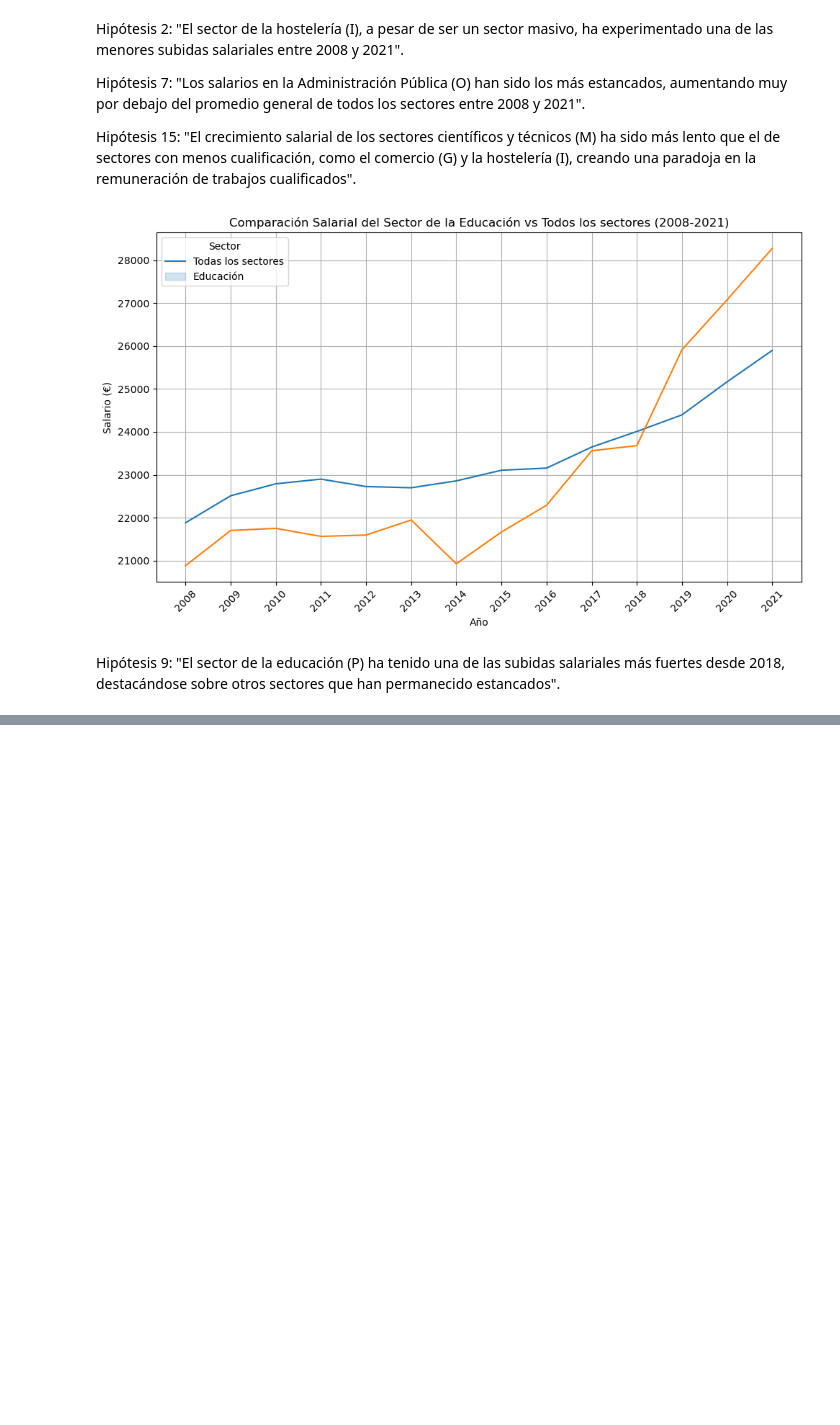
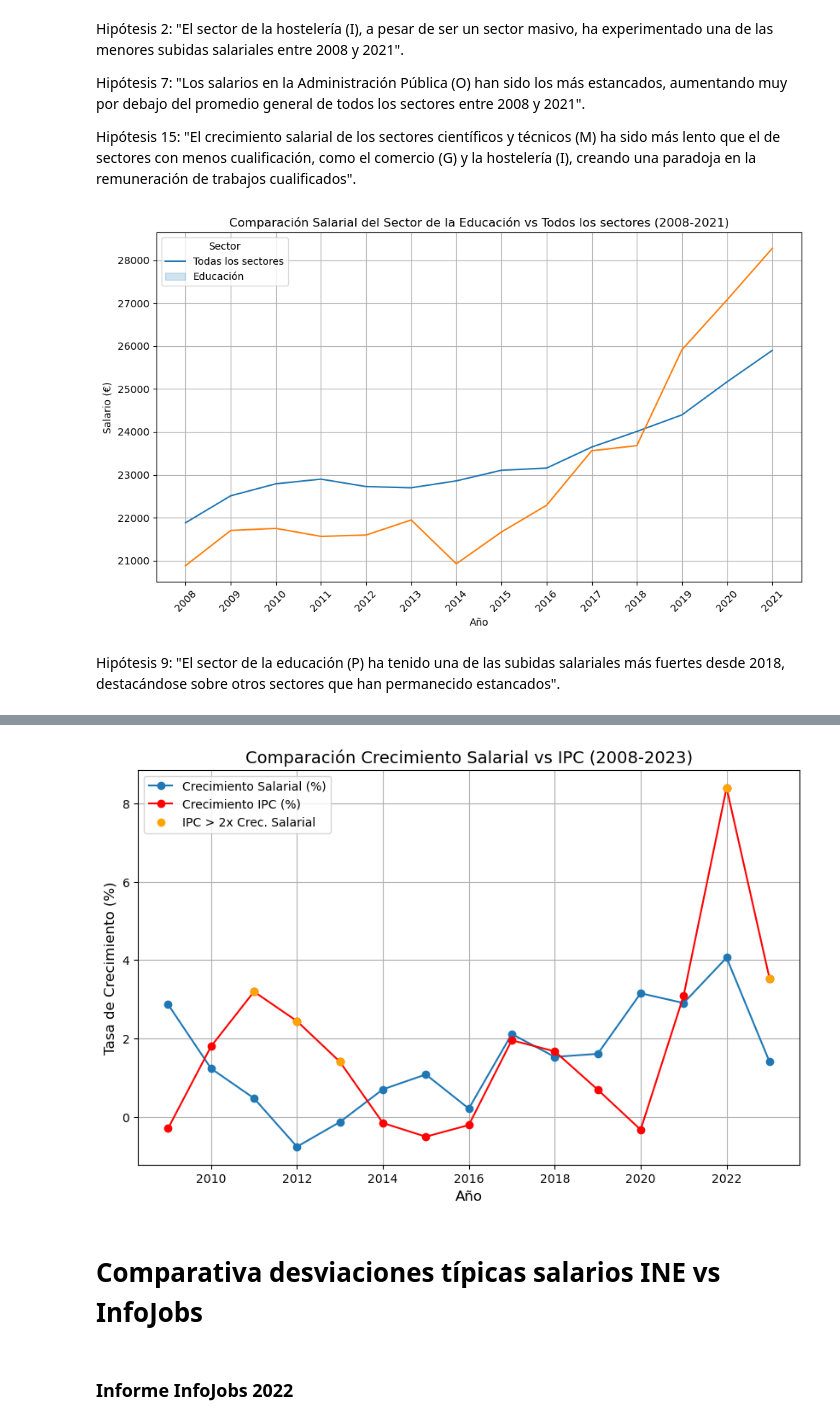
Before and after one commit to adrianbenitezrueda/first-project-data, a Jupyter notebook: main.ipynb, the cells around one changed output, grey strips where cells are left out. Cells and saved outputs as stored; diff of their text form; code cells hidden in the pictures; blank space fills up the shorter version.

```diff
--- a/main.ipynb
+++ b/main.ipynb
@@ -1036,0 +1346,18 @@ Hipótesis 9: "El sector de la educación (P) ha tenido una de las subidas salar
+# %%
+import numpy as np
+
+# Calcular la tasa de crecimiento anual de los salarios e IPC
+df_combinado_t['Crecimiento Salarial'] = df_combinado_t['Salarios'].pct_change() * 100
+df_combinado_t['Crecimiento IPC'] = df_combinado_t['IPC'].pct_change() * 100
+
+# Comprobar si en algún año el crecimiento del IPC es al menos el doble que el de los salarios
+df_combinado_t['Doble IPC'] = np.where(df_combinado_t['Crecimiento IPC'] >= 2 * df_combinado_t['Crecimiento Salarial'], True, False)
+
+# Verificar si existe algún año donde el IPC dobló al crecimiento salarial
+resultado = df_combinado_t[df_combinado_t['Doble IPC'] == True]
+
+if not resultado.empty:
+    print("En los siguientes años, el crecimiento del IPC fue al menos el doble que el crecimiento salarial:")
+    print(resultado[['Crecimiento Salarial', 'Crecimiento IPC']])
+else:
+    print("No hay ningún año en que el crecimiento del IPC haya doblado al crecimiento salarial.")
@@ -1036,0 +1372,41 @@ Hipótesis 9: "El sector de la educación (P) ha tenido una de las subidas salar
+# %%
+import numpy as np
+import matplotlib.pyplot as plt
+
+# Calcular la tasa de crecimiento anual de los salarios e IPC
+df_combinado_t['Crecimiento Salarial'] = df_combinado_t['Salarios'].pct_change() * 100
+df_combinado_t['Crecimiento IPC'] = df_combinado_t['IPC'].pct_change() * 100
+
+# Comprobar si en algún año el crecimiento del IPC es al menos el doble que el de los salarios
+df_combinado_t['Doble IPC'] = np.where(df_combinado_t['Crecimiento IPC'] >= 2 * df_combinado_t['Crecimiento Salarial'], True, False)
+
+# Crear el gráfico
+plt.figure(figsize=(10, 6))
+
+# Graficar la tasa de crecimiento salarial
+plt.plot(df_combinado_t.index, df_combinado_t['Crecimiento Salarial'], marker='o', label='Crecimiento Salarial (%)')
+
+# Graficar la tasa de crecimiento del IPC
+plt.plot(df_combinado_t.index, df_combinado_t['Crecimiento IPC'], marker='o', color='red', label='Crecimiento IPC (%)')
+
+# Resaltar los años donde el IPC fue al menos el doble del crecimiento salarial
+doble_ipc_years = df_combinado_t[df_combinado_t['Doble IPC'] == True].index
+plt.scatter(doble_ipc_years, df_combinado_t.loc[doble_ipc_years, 'Crecimiento IPC'], color='orange', label='IPC > 2x Crec. Salarial', zorder=5)
+
+# Etiquetas y título
+plt.title('Comparación Crecimiento Salarial vs IPC (2008-2023)', fontsize=14)
+plt.xlabel('Año', fontsize=12)
+plt.ylabel('Tasa de Crecimiento (%)', fontsize=12)
+plt.grid(True)
+
+# Añadir leyenda
+plt.legend()
+
+# Mostrar el gráfico
+plt.show()
+# %% [output]
+[figure, added]
+# %% [markdown]
+# Comparativa desviaciones típicas salarios INE vs InfoJobs
+# %% [markdown]
+### Informe InfoJobs 2022
```
Also changed, not shown: parts of 49 cells of this notebook, 1 other file.
